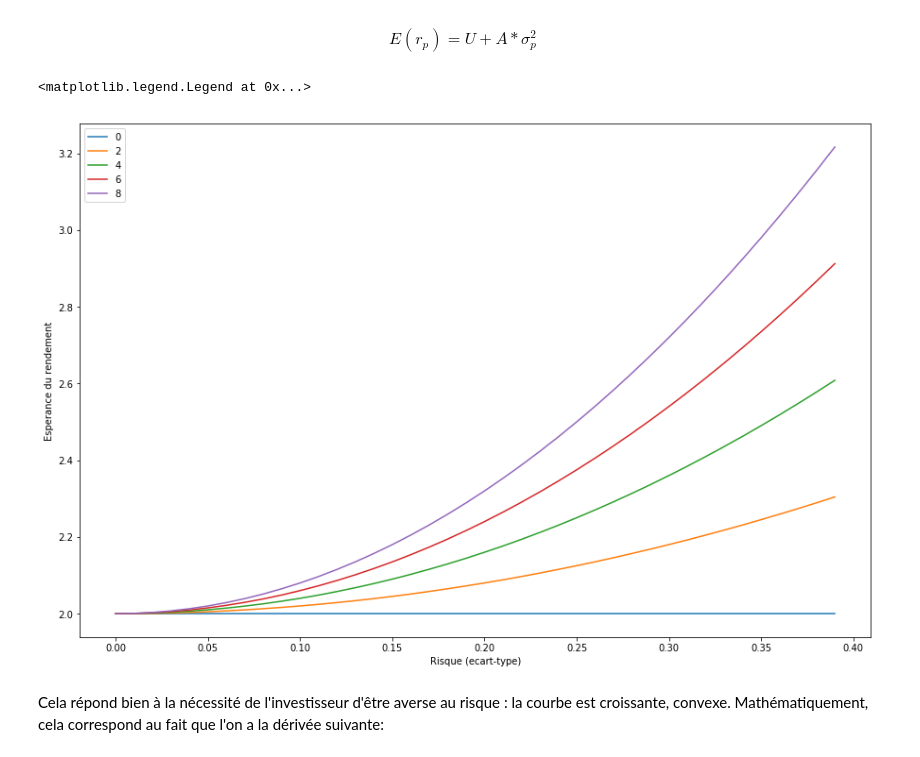
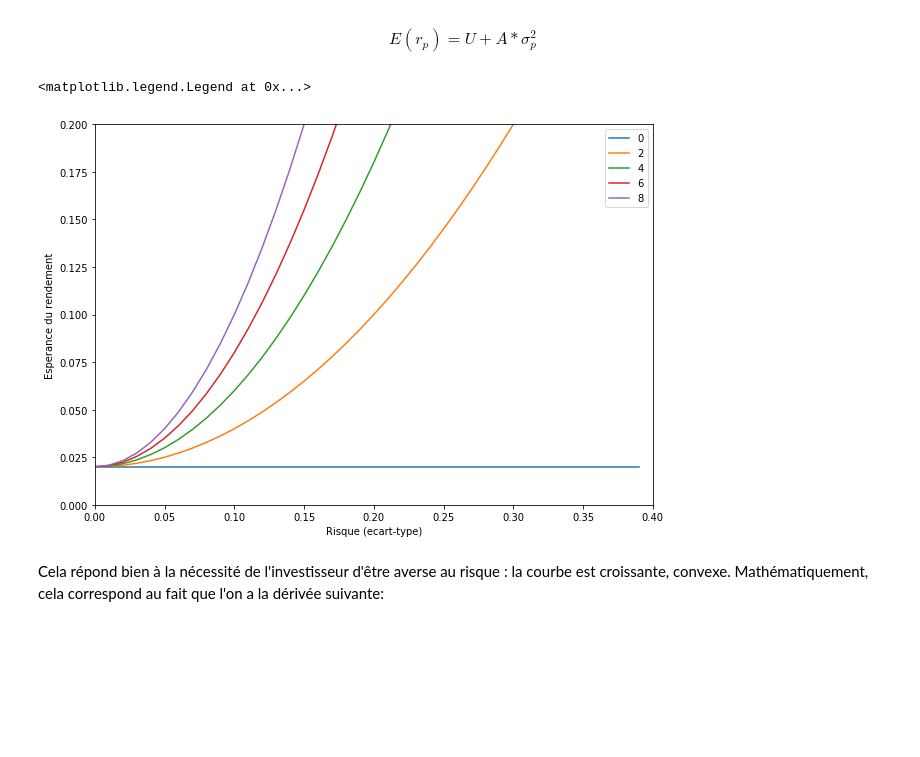
Before and after one commit to nicolasmauhe/theorie_financiere, a Jupyter notebook: Partie_1.ipynb, the cells around one changed output. Cells and saved outputs as stored; diff of their text form; code cells hidden in the pictures; blank space fills up the shorter version.

```diff
--- a/Partie_1.ipynb
+++ b/Partie_1.ipynb
@@ -70,5 +69,5 @@ On va paramétrer pyplot pour que la taille des graphes soit 15 cm sur 10cm.
 # %%
-plt.rcParams['figure.figsize'] = (15, 10)
+plt.rcParams['figure.figsize'] = (10, 7)
 # %% [markdown]
 ### Quelques propriétés utiles
 # %% [markdown]
@@ -185,17 +191,18 @@ Si l'on maintient U à un niveau constant, on peut exprimer $E(r_p)$ en fonction
 # %% [markdown]
 $$E(r_p)= U + A*\sigma_p^2$$
 # %%
-U = 2
+U = r_f
 for A_n in np.arange(0, 10, 2):
     A_n_list = [U + A_n * x ** (2) for x in sigma_p_list]
     plt.plot(sigma_p_list, A_n_list, label=A_n)
 
+plt.axis([0, 2 * sigma_p, 0, 2 * E_r_p])
 plt.ylabel('Esperance du rendement')
 plt.xlabel('Risque (ecart-type)')
 plt.legend()
 # %% [output]
 <matplotlib.legend.Legend at 0x...>
-[figure, old version]
+[figure, new version]
 # %% [markdown]
 Cela répond bien à la nécessité de l'investisseur d'être averse au risque : la courbe est croissante, convexe. Mathématiquement, cela correspond au fait que l'on a la dérivée suivante:
 # %% [markdown]
```
Also changed, not shown: parts of 22 cells of this notebook.
